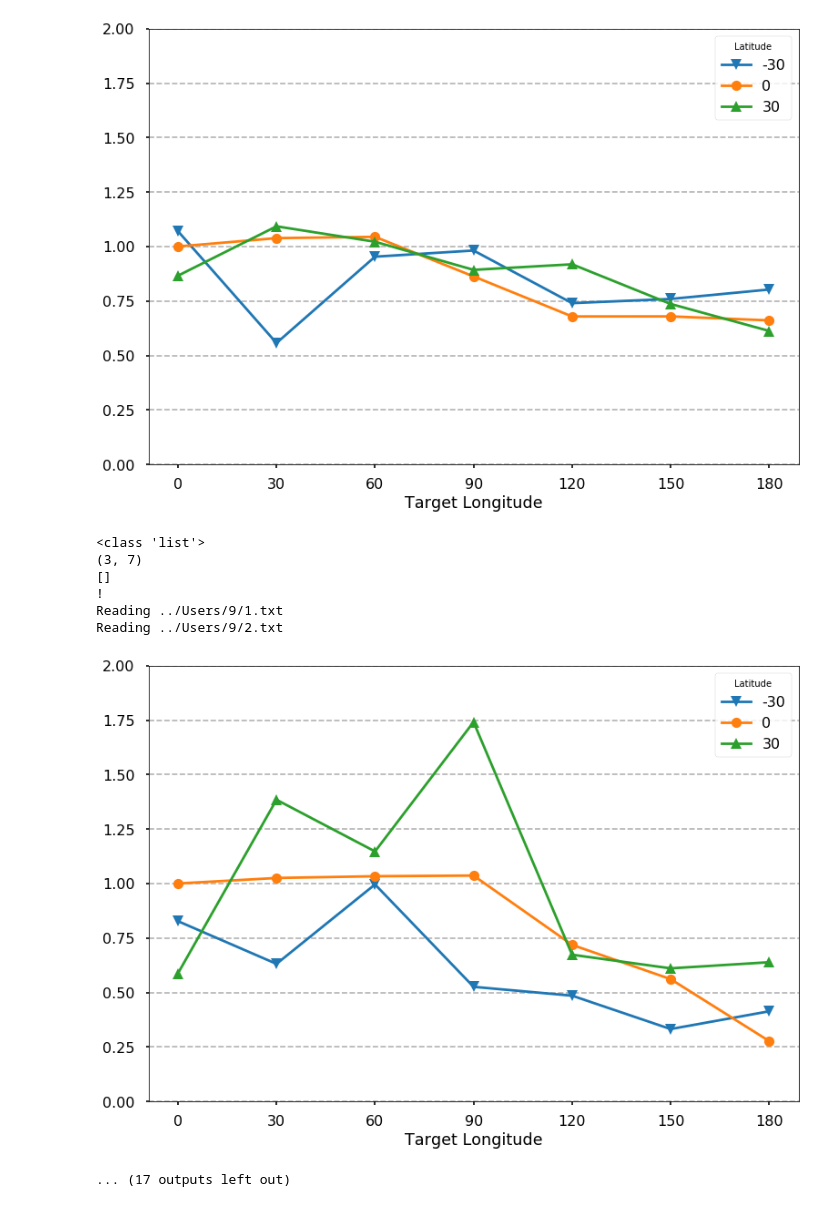
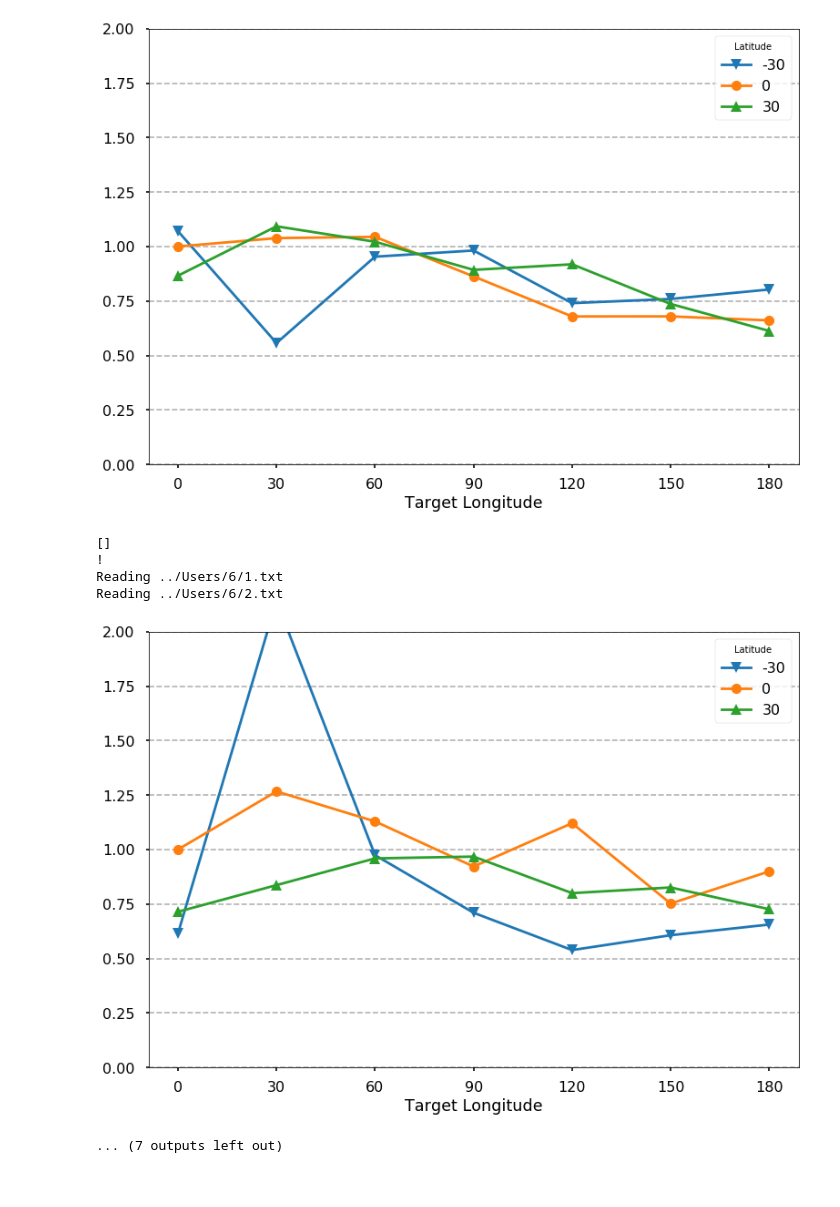
Before and after one commit to red-pencil/python_data, a Jupyter notebook: vtdata/Scripts/plot_20190427-Copy2.ipynb, the cells around one changed output. Saved outputs shown, nothing was run; the diff lists cells and outputs as text; code cells hidden in the pictures.

```diff
--- a/vtdata/Scripts/plot_20190427-Copy2.ipynb
+++ b/vtdata/Scripts/plot_20190427-Copy2.ipynb
@@ -329,16 +329,16 @@ class Exp(object):
 
 
     def _cal_mean_from(mean_group):
-        temp0 =[]
+        temp_0 =[]
         for lat in range(3):
-            temp1 = []
+            temp_1 = []
             for lon in range(7):
+                temp_2=[]
                 for user in range(len(mean_group)):
-                    temp_target=[]
-                    temp_target.append(mean_group[user][lat][lon])
-                temp1.append(np.mean(temp_target)) # *7
-            temp0.append(temp1) # *3
-        return temp0
+                    temp_2.append(mean_group[user][lat][lon])
+                temp_1.append(np.mean(temp_2)) # *7
+            temp_0.append(temp_1) # *3
+        return temp_0
 
     def cal_mean(self):
         self.time_mean_all_user = Exp._cal_mean_from(self.time_mean_group)
@@ -371,7 +371,8 @@ def plot_single_user(ratio):
 
 
 ###################### choose user
-users=[1,2,3,4,5,9,10,14,6,12,13,8,11,7]#after 13
+#users=[1,2,3,4,5,9,10,14,6,12,13,8,11,7]#after 13
+users=[1,2,3,4,5,6,9,10,12]
 #users=[14,16,17,18,19,15]
 #users=[1,2]
 ######################
@@ -449,16 +442,14 @@ Reading ../Users/4/2.txt
 []
 !
 Reading ../Users/5/1.txt
 Reading ../Users/5/2.txt
 [figure]
-<class 'list'>
-(3, 7)
 []
 !
-Reading ../Users/9/1.txt
-Reading ../Users/9/2.txt
+Reading ../Users/6/1.txt
+Reading ../Users/6/2.txt
-[figure, old version]
+[figure, new version]
-... (17 outputs left out)
+... (7 outputs left out)
 # %%
 Exp.cal_mean(test1)
 Exp.cal_mean(test2)
```
Also changed, not shown: parts of 2 cells of this notebook.
